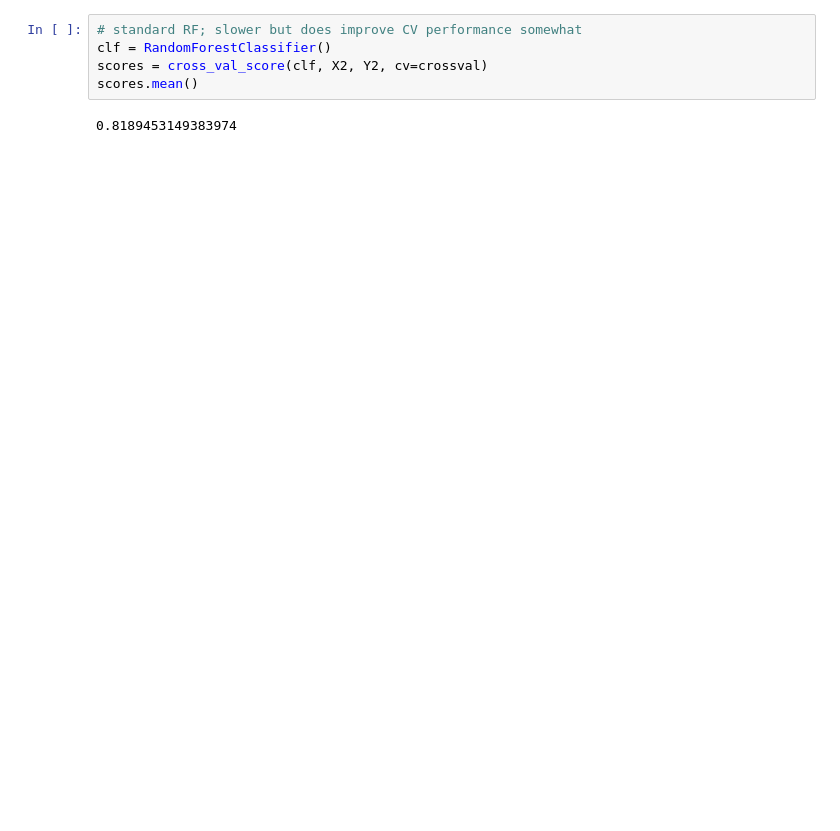
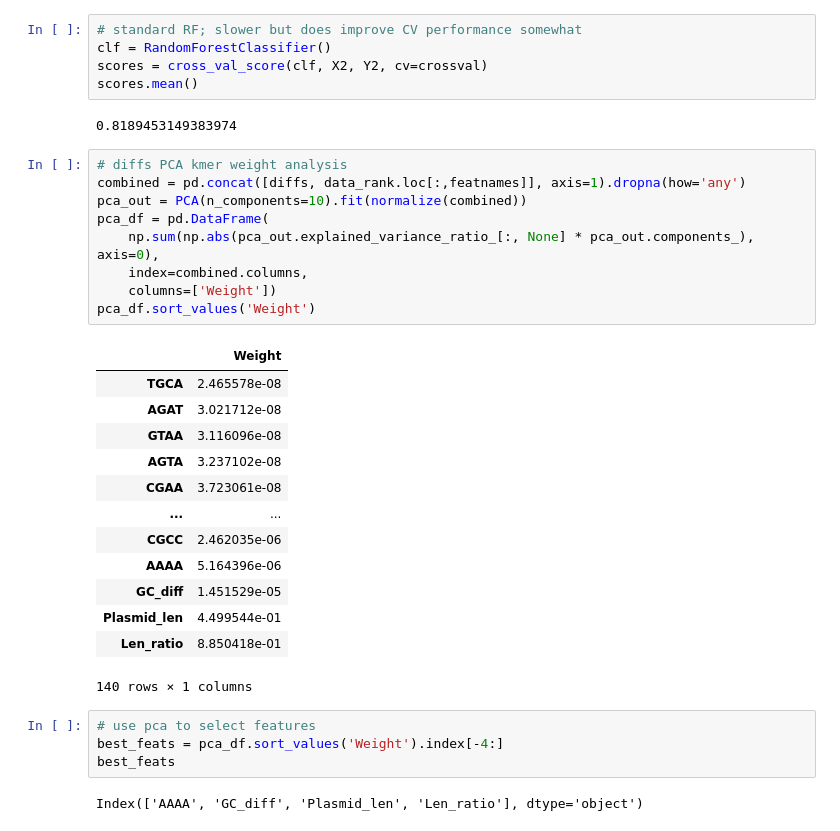
Before and after one commit to rainhaworth/DTBIO, a Jupyter notebook: plasmids.ipynb, the cells around one changed output. Drawn from its saved outputs; the diff is of its cells as text; blank space fills up the shorter version.

Commit message:
added single feature experiments, kmer feautre exploration

```diff
--- a/plasmids.ipynb
+++ b/plasmids.ipynb
@@ -447,3 +562,32 @@ scores = cross_val_score(clf, X2, Y2, cv=crossval)
 scores.mean()
 # %% [output]
 0.8189453149383974
+# %%
+# diffs PCA kmer weight analysis
+combined = pd.concat([diffs, data_rank.loc[:,featnames]], axis=1).dropna(how='any')
+pca_out = PCA(n_components=10).fit(normalize(combined))
+pca_df = pd.DataFrame(
+    np.sum(np.abs(pca_out.explained_variance_ratio_[:, None] * pca_out.components_), axis=0),
+    index=combined.columns,
+    columns=['Weight'])
+pca_df.sort_values('Weight')
+# %% [output]
+|  | Weight |
+| TGCA | 2.465578e-08 |
+| AGAT | 3.021712e-08 |
+| GTAA | 3.116096e-08 |
+| AGTA | 3.237102e-08 |
+| CGAA | 3.723061e-08 |
+| ... | ... |
+| CGCC | 2.462035e-06 |
+| AAAA | 5.164396e-06 |
+| GC_diff | 1.451529e-05 |
+| Plasmid_len | 4.499544e-01 |
+| Len_ratio | 8.850418e-01 |
+140 rows × 1 columns
+# %%
+# use pca to select features
+best_feats = pca_df.sort_values('Weight').index[-4:]
+best_feats
+# %% [output]
+Index(['AAAA', 'GC_diff', 'Plasmid_len', 'Len_ratio'], dtype='object')
```
Also changed, not shown: parts of 8 cells of this notebook.
